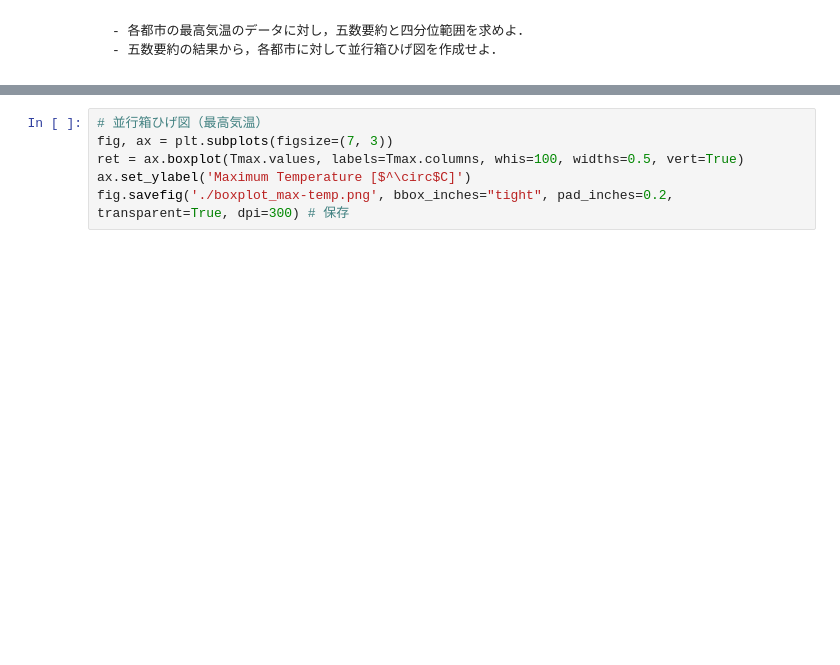
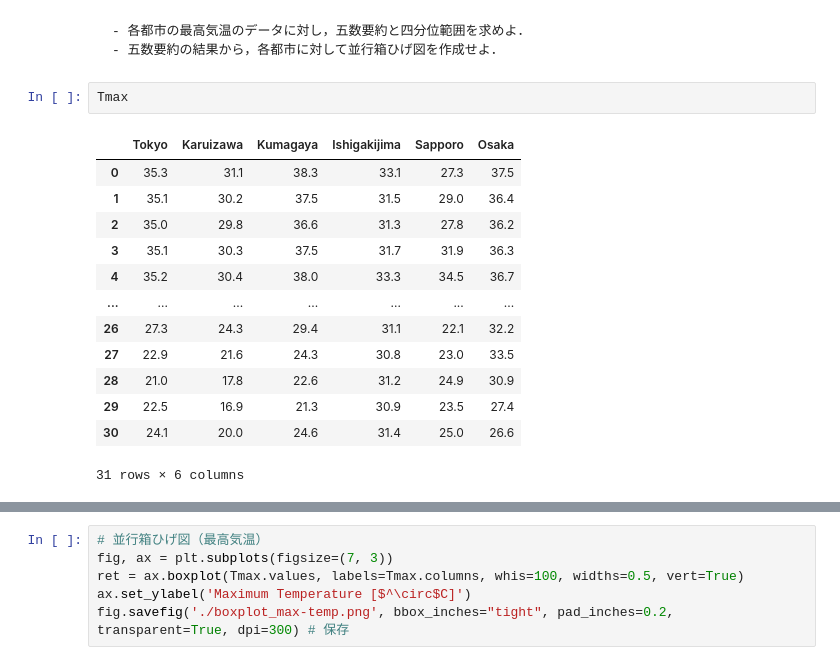
Before and after one commit to tnarizuka/Applied_Information_Processing, a Jupyter notebook: _build/jupyter_execute/chap_2/sec_2-1/sec_2-1.ipynb, the cells around one changed output, grey strips where cells are left out. Cells and saved outputs as stored; diff of their text form; blank space fills up the shorter version.

````diff
--- a/_build/jupyter_execute/chap_2/sec_2-1/sec_2-1.ipynb
+++ b/_build/jupyter_execute/chap_2/sec_2-1/sec_2-1.ipynb
@@ -372,5 +371,21 @@ H = pd.read_csv('./humidity.csv')
 - 各都市の最高気温のデータに対し，五数要約と四分位範囲を求めよ．
 - 五数要約の結果から，各都市に対して並行箱ひげ図を作成せよ．
 ```
+# %%
+Tmax
+# %% [output]
+|  | Tokyo | Karuizawa | Kumagaya | Ishigakijima | Sapporo | Osaka |
+| 0 | 35.3 | 31.1 | 38.3 | 33.1 | 27.3 | 37.5 |
+| 1 | 35.1 | 30.2 | 37.5 | 31.5 | 29.0 | 36.4 |
+| 2 | 35.0 | 29.8 | 36.6 | 31.3 | 27.8 | 36.2 |
+| 3 | 35.1 | 30.3 | 37.5 | 31.7 | 31.9 | 36.3 |
+| 4 | 35.2 | 30.4 | 38.0 | 33.3 | 34.5 | 36.7 |
+| ... | ... | ... | ... | ... | ... | ... |
+| 26 | 27.3 | 24.3 | 29.4 | 31.1 | 22.1 | 32.2 |
+| 27 | 22.9 | 21.6 | 24.3 | 30.8 | 23.0 | 33.5 |
+| 28 | 21.0 | 17.8 | 22.6 | 31.2 | 24.9 | 30.9 |
+| 29 | 22.5 | 16.9 | 21.3 | 30.9 | 23.5 | 27.4 |
+| 30 | 24.1 | 20.0 | 24.6 | 31.4 | 25.0 | 26.6 |
+31 rows × 6 columns
 # %%
 # 五数要約
````
Also changed, not shown: parts of 8 cells of this notebook, 11 other files.
